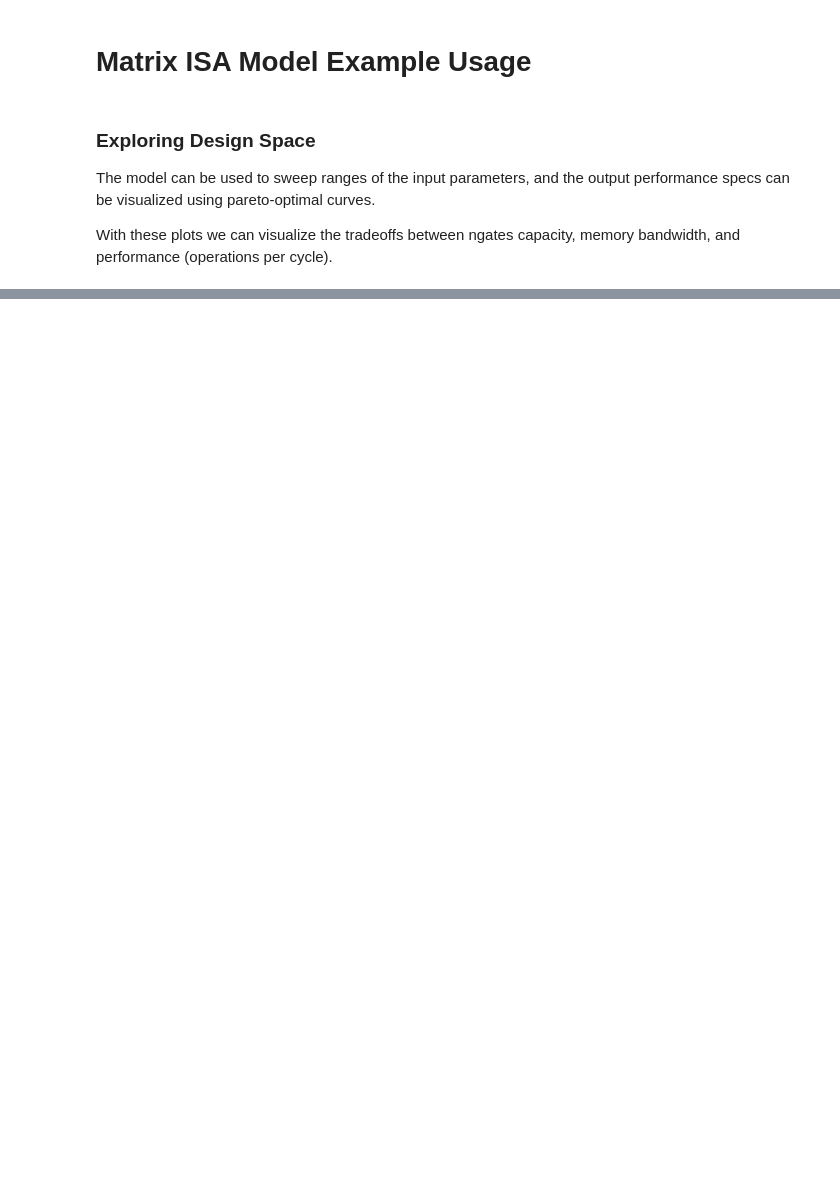
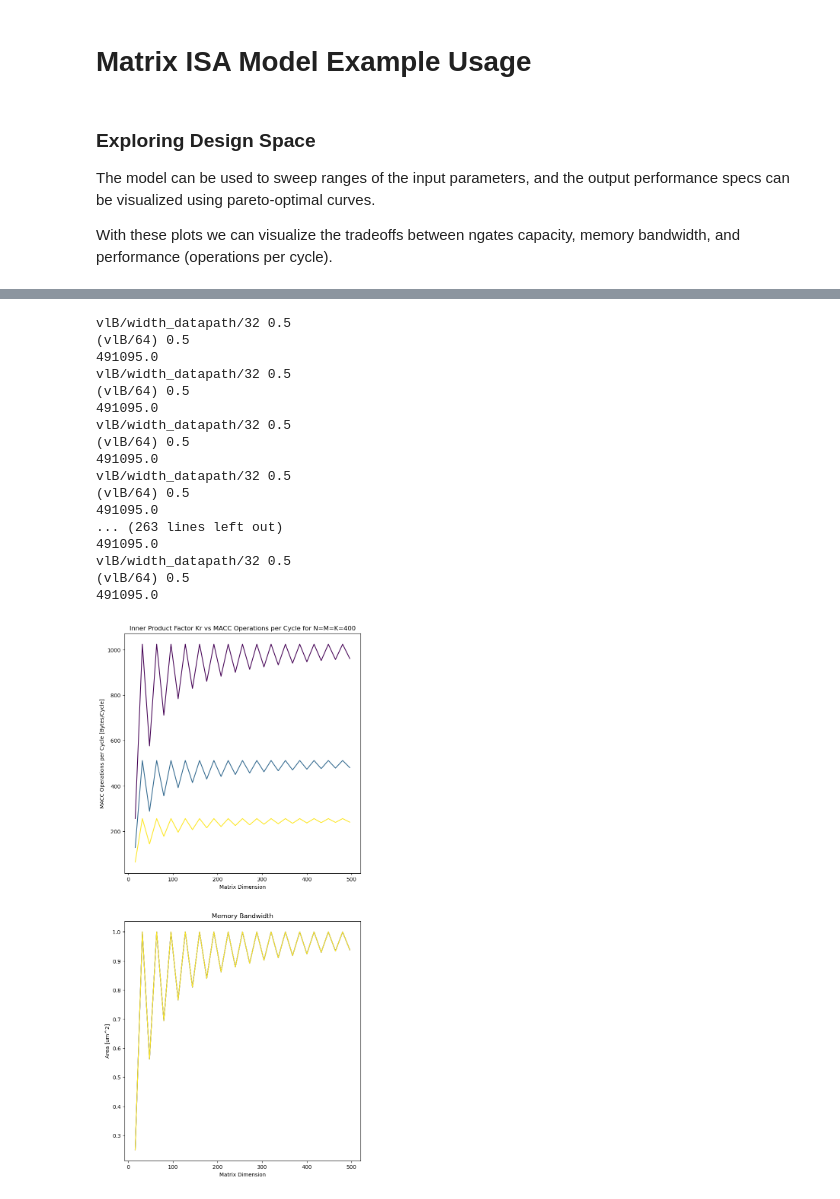
Before and after one commit to miles-rusch-berkeley/opu-model, a Jupyter notebook: may2025.ipynb, the cells around one changed output, grey strips where cells are left out. Cells and saved outputs as stored; diff of their text form; code cells hidden in the pictures; blank space fills up the shorter version.

```diff
--- a/may2025.ipynb
+++ b/may2025.ipynb
@@ -45,3 +45,57 @@ for kl in kls:
+# %%
+fig, axs = plt.subplots(2, figsize=(8,18))
+axs[0].set_title('Inner Product Factor Kr vs MACC Operations per Cycle for N=M=K=400')
+axs[0].set_xlabel('Matrix Dimension')
+axs[0].set_ylabel('MACC Operations per Cycle [Bytes/Cycle]')
+axs[1].set_title('Memory Bandwidth')
+axs[1].set_xlabel('Matrix Dimension')
+axs[1].set_ylabel('Area [um^2]')
+
+kls = np.array([1,2,4])
+dims = np.array(range(16,512,16))
+cmap = plt.get_cmap('viridis')
+norm = plt.Normalize(vmin=kls.min(), vmax=kls.max())
+# opc = perf_model['ops_cycle']
+for kl in kls:
+    util = np.zeros(len(dims))
+    opc_dim = np.zeros(len(dims))
+    for i, dim in enumerate(dims):
+        perf_model = fmodel.init_pm(
+            M = np.array([dim]),
+            N = np.array([dim]),
+            K = np.array([dim]),
+            kl = np.array([kl])
+        )
+        opc_dim[i] = perf_model.xs((dim, dim, dim, kl), level=['M', 'N', 'K','kl'])['ops_cycle'].values
+        util[i] = perf_model.xs((dim, dim, dim, kl), level=['M', 'N', 'K','kl'])['util'].values
+
+    axs[0].plot(dims, opc_dim, color=cmap(norm(kl)))
+    axs[1].plot(dims, util, color=cmap(norm(kl)))
+
+# axs.legend([f'kl={kl}' for kl in kls])
+# axs.set_title('Operational Intensity vs Matrix Dimension vs Inner Product Factor kl')
+# axs.set_xlabel('Matrix Dimension')
+# axs.set_ylabel('OPI [Ops/Byte]')
+#perf vs area vs matrix dim vs datatype?
+# %% [output]
+vlB/width_datapath/32 0.5
+(vlB/64) 0.5
+491095.0
+vlB/width_datapath/32 0.5
+(vlB/64) 0.5
+491095.0
+vlB/width_datapath/32 0.5
+(vlB/64) 0.5
+491095.0
+vlB/width_datapath/32 0.5
+(vlB/64) 0.5
+491095.0
+... (263 lines left out)
+491095.0
+vlB/width_datapath/32 0.5
+(vlB/64) 0.5
+491095.0
+[figure, added]
 # %%
 fig, axs = plt.subplots(figsize=(8,6))
 cmap = plt.get_cmap('viridis')
```
Also changed, not shown: parts of 5 cells of this notebook, 4 other files.
